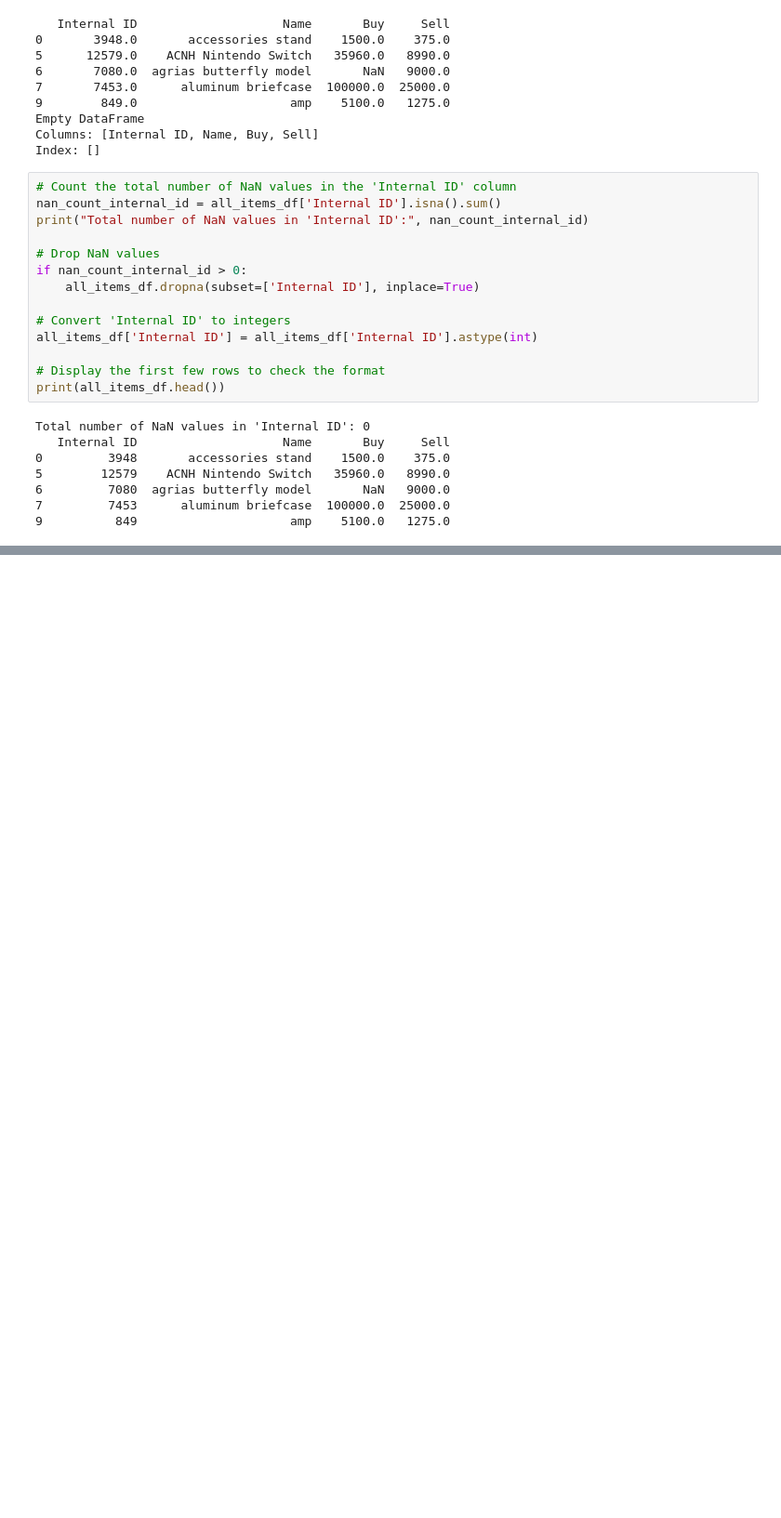
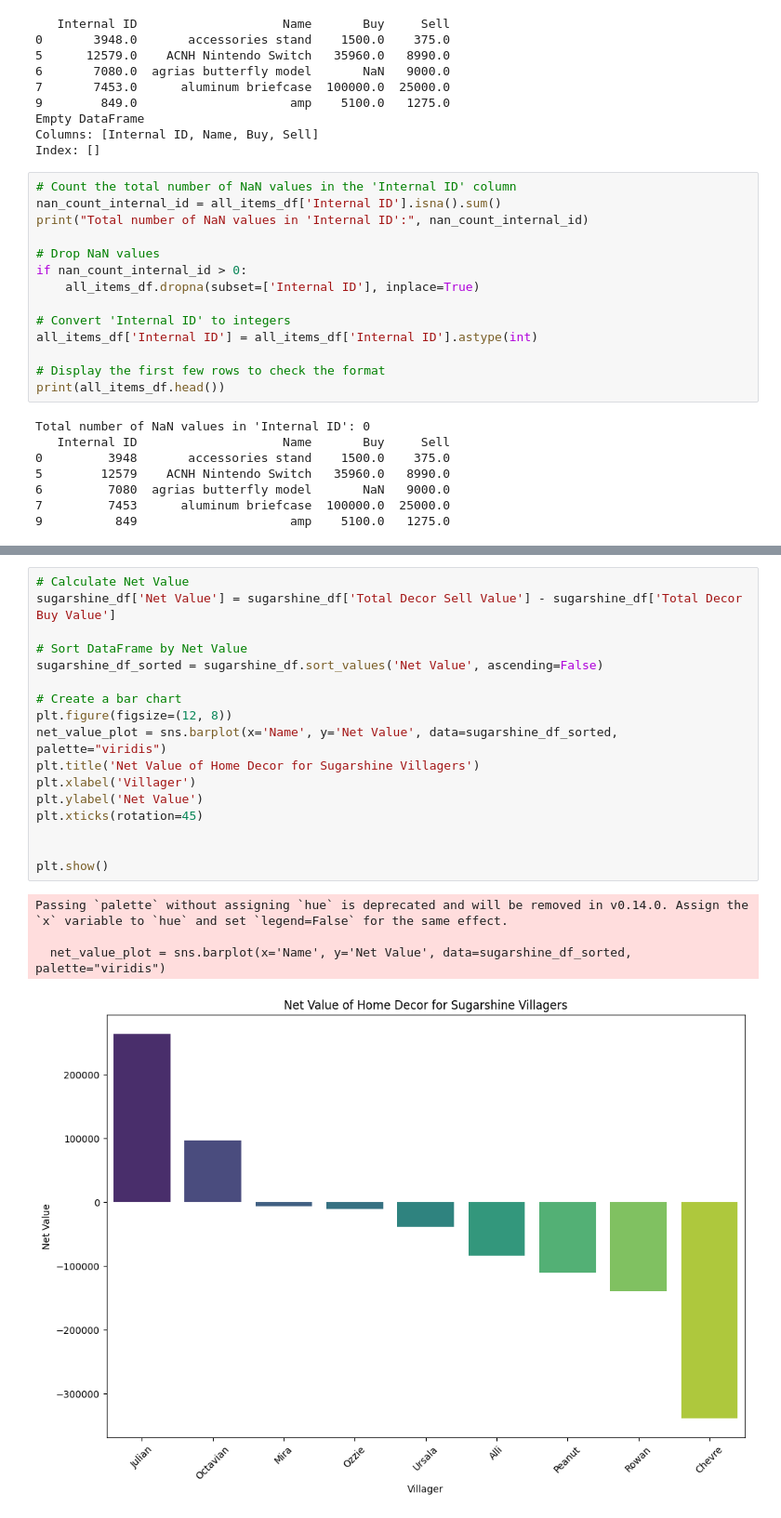
Before and after one commit to megan-es/animal-crossing-new-horizons-project, a Jupyter notebook: ACNH_Real_Estate.ipynb, the cells around one changed output, grey strips where cells are left out. Shown at 93% size. Drawn from its saved outputs; the diff is of its cells as text; blank space fills up the shorter version.

```diff
--- a/ACNH_Real_Estate.ipynb
+++ b/ACNH_Real_Estate.ipynb
@@ -142,0 +160,22 @@ average_depreciation
+# %%
+# Calculate Net Value
+sugarshine_df['Net Value'] = sugarshine_df['Total Decor Sell Value'] - sugarshine_df['Total Decor Buy Value']
+
+# Sort DataFrame by Net Value
+sugarshine_df_sorted = sugarshine_df.sort_values('Net Value', ascending=False)
+
+# Create a bar chart
+plt.figure(figsize=(12, 8))
+net_value_plot = sns.barplot(x='Name', y='Net Value', data=sugarshine_df_sorted, palette="viridis")
+plt.title('Net Value of Home Decor for Sugarshine Villagers')
+plt.xlabel('Villager')
+plt.ylabel('Net Value')
+plt.xticks(rotation=45)
+
+
+plt.show()
+# %% [output]
+Passing `palette` without assigning `hue` is deprecated and will be removed in v0.14.0. Assign the `x` variable to `hue` and set `legend=False` for the same effect.
+
+  net_value_plot = sns.barplot(x='Name', y='Net Value', data=sugarshine_df_sorted, palette="viridis")
+[figure, added]
```
Also changed, not shown: parts of 6 cells of this notebook, 7 other files.
